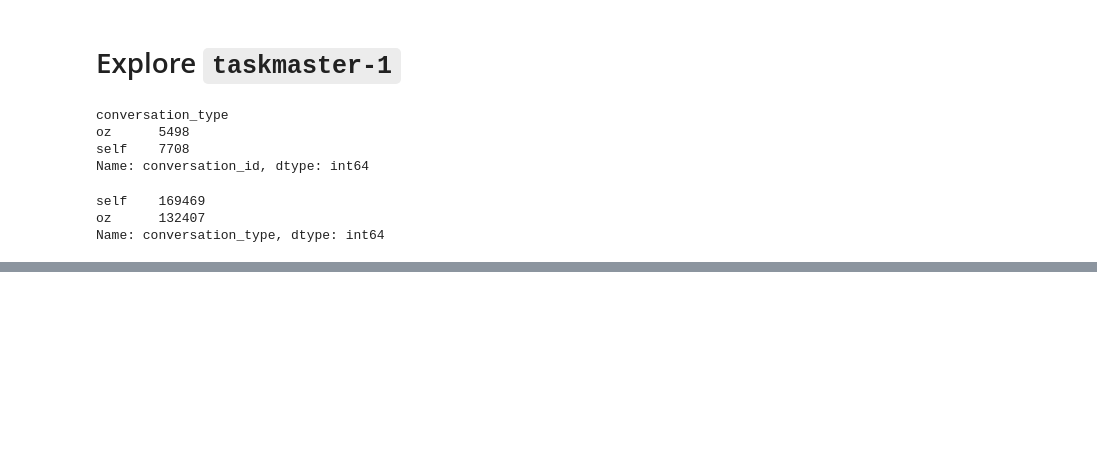
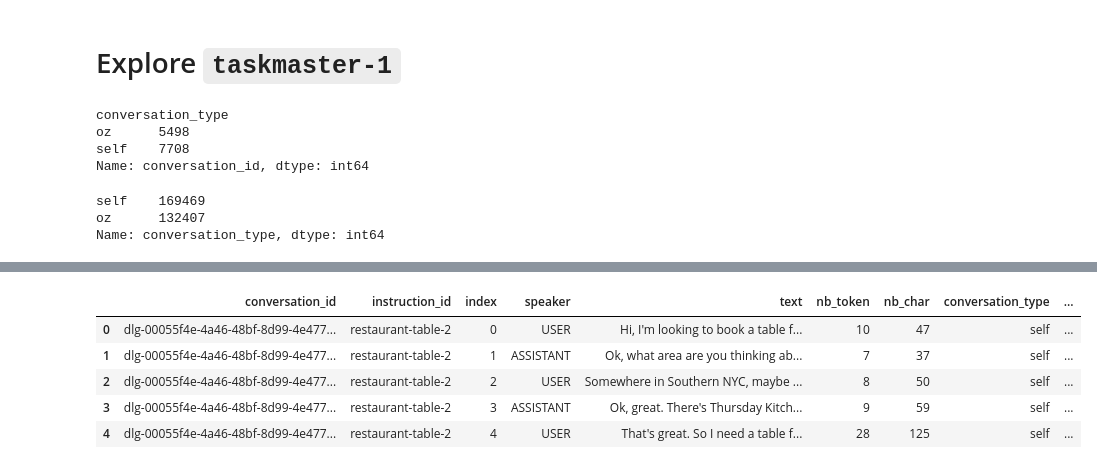
Before and after one commit to vistec-AI/mt-datasets, a Jupyter notebook: taskmaster1.ipynb, the cells around one changed output, grey strips where cells are left out. Saved outputs shown, nothing was run; the diff lists cells and outputs as text; code cells hidden in the pictures; blank space fills up the shorter version.

```diff
--- a/taskmaster1.ipynb
+++ b/taskmaster1.ipynb
@@ -101,0 +104,9 @@ g
+# %%
+all_df.head()
+# %% [output]
+|  | conversation_id | instruction_id | index | speaker | text | nb_token | nb_char | conversation_type | ... |
+| 0 | dlg-00055f4e-4a46-48bf-8d99-4e477... | restaurant-table-2 | 0 | USER | Hi, I'm looking to book a table f... | 10 | 47 | self | ... |
+| 1 | dlg-00055f4e-4a46-48bf-8d99-4e477... | restaurant-table-2 | 1 | ASSISTANT | Ok, what area are you thinking ab... | 7 | 37 | self | ... |
+| 2 | dlg-00055f4e-4a46-48bf-8d99-4e477... | restaurant-table-2 | 2 | USER | Somewhere in Southern NYC, maybe ... | 8 | 50 | self | ... |
+| 3 | dlg-00055f4e-4a46-48bf-8d99-4e477... | restaurant-table-2 | 3 | ASSISTANT | Ok, great. There's Thursday Kitch... | 9 | 59 | self | ... |
+| 4 | dlg-00055f4e-4a46-48bf-8d99-4e477... | restaurant-table-2 | 4 | USER | That's great. So I need a table f... | 28 | 125 | self | ... |
```
Also changed, not shown: parts of 14 cells of this notebook, 2 other files.
